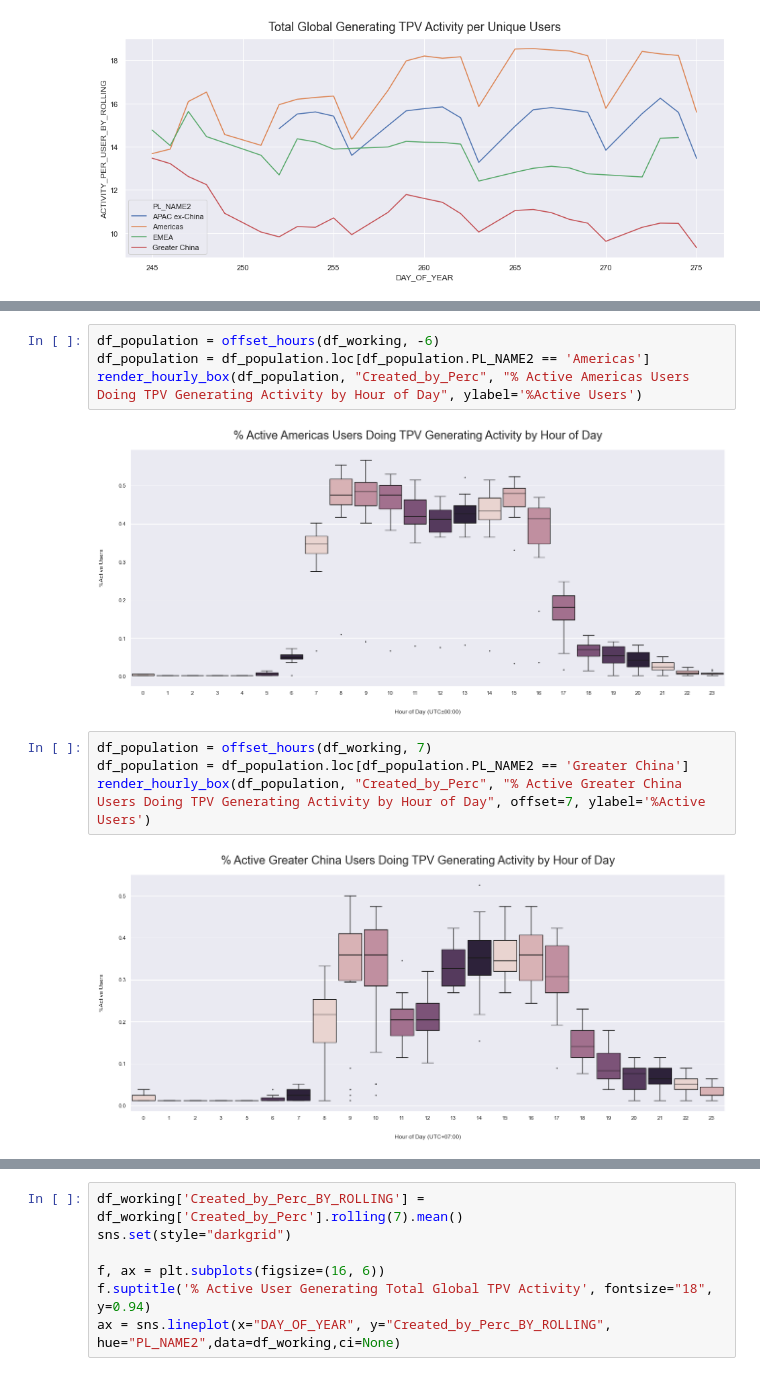
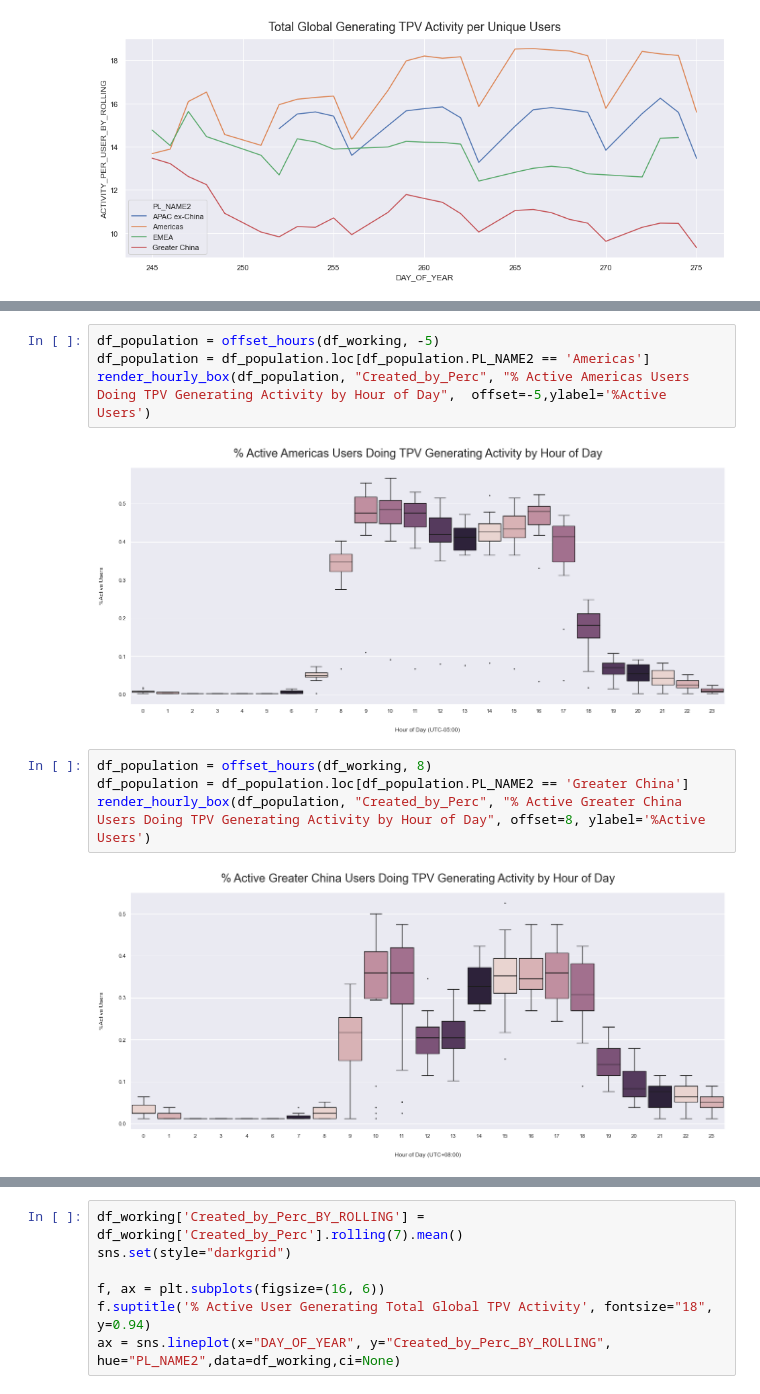
Before and after one commit to CocoZHG611/GC-Data-and-Analytics, a Jupyter notebook: User Activity Hourly.ipynb, the cells around one changed output, grey strips where cells are left out. Saved outputs shown, nothing was run; the diff lists cells and outputs as text.

```diff
--- a/User Activity Hourly.ipynb
+++ b/User Activity Hourly.ipynb
@@ -483,15 +483,15 @@ ACTIVITY_YEAR_NUMBER DAY_OF_YEAR ACTIVITY_HOUR_NUMBER PL_NAME2
 | 1762 | 2020 | 275 | 3 | Americas | 10 | 18 | ... |
 | 1763 | 2020 | 275 | 3 | Greater China | 10 | 50 | ... |
 # %%
-df_population = offset_hours(df_working, -6)
+df_population = offset_hours(df_working, -5)
 df_population = df_population.loc[df_population.PL_NAME2 == 'Americas']
-render_hourly_box(df_population, "Created_by_Perc", "% Active Americas Users Doing TPV Generating Activity by Hour of Day", ylabel='%Active Users')
+render_hourly_box(df_population, "Created_by_Perc", "% Active Americas Users Doing TPV Generating Activity by Hour of Day",  offset=-5,ylabel='%Active Users')
 # %% [output]
-[figure, old version]
+[figure, new version]
 # %%
-df_population = offset_hours(df_working, 7)
+df_population = offset_hours(df_working, 8)
 df_population = df_population.loc[df_population.PL_NAME2 == 'Greater China']
-render_hourly_box(df_population, "Created_by_Perc", "% Active Greater China Users Doing TPV Generating Activity by Hour of Day", offset=7, ylabel='%Active Users')
+render_hourly_box(df_population, "Created_by_Perc", "% Active Greater China Users Doing TPV Generating Activity by Hour of Day", offset=8, ylabel='%Active Users')
 # %% [output]
-[figure, old version]
+[figure, new version]
 # %%
```
Also changed, not shown: parts of 4 cells of this notebook.
